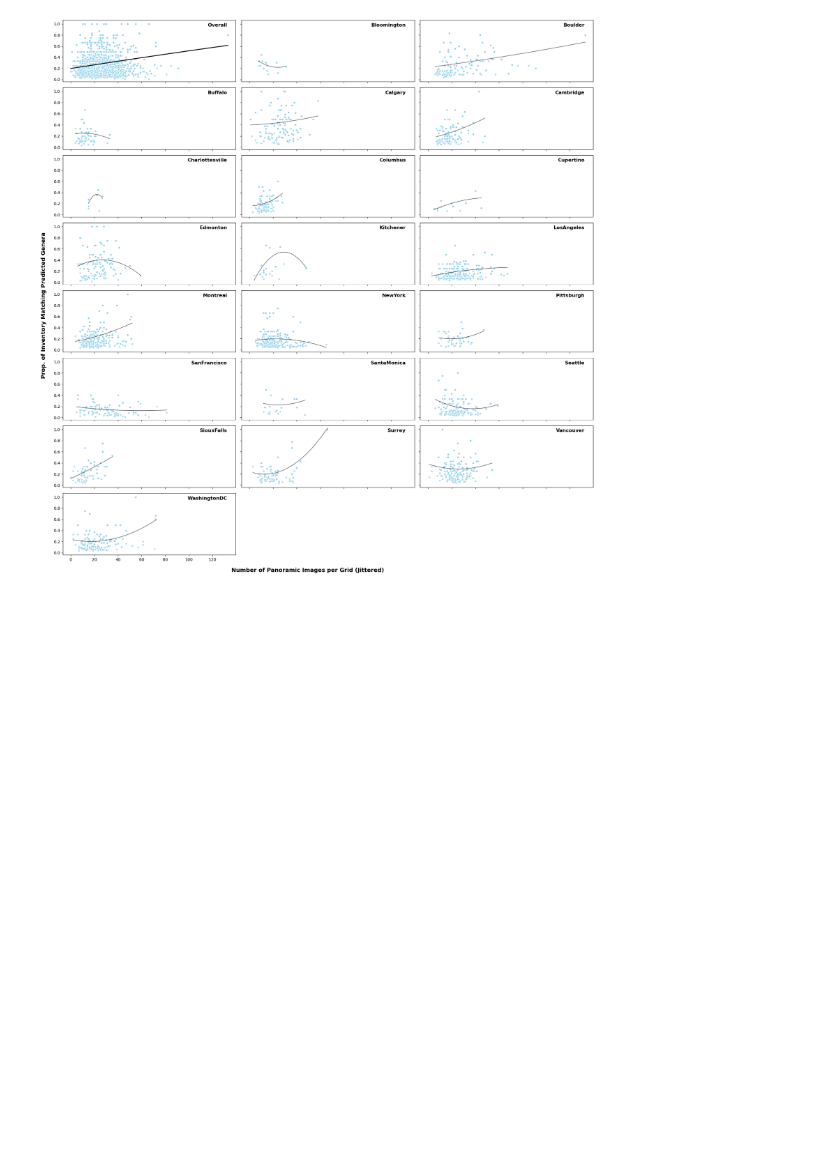
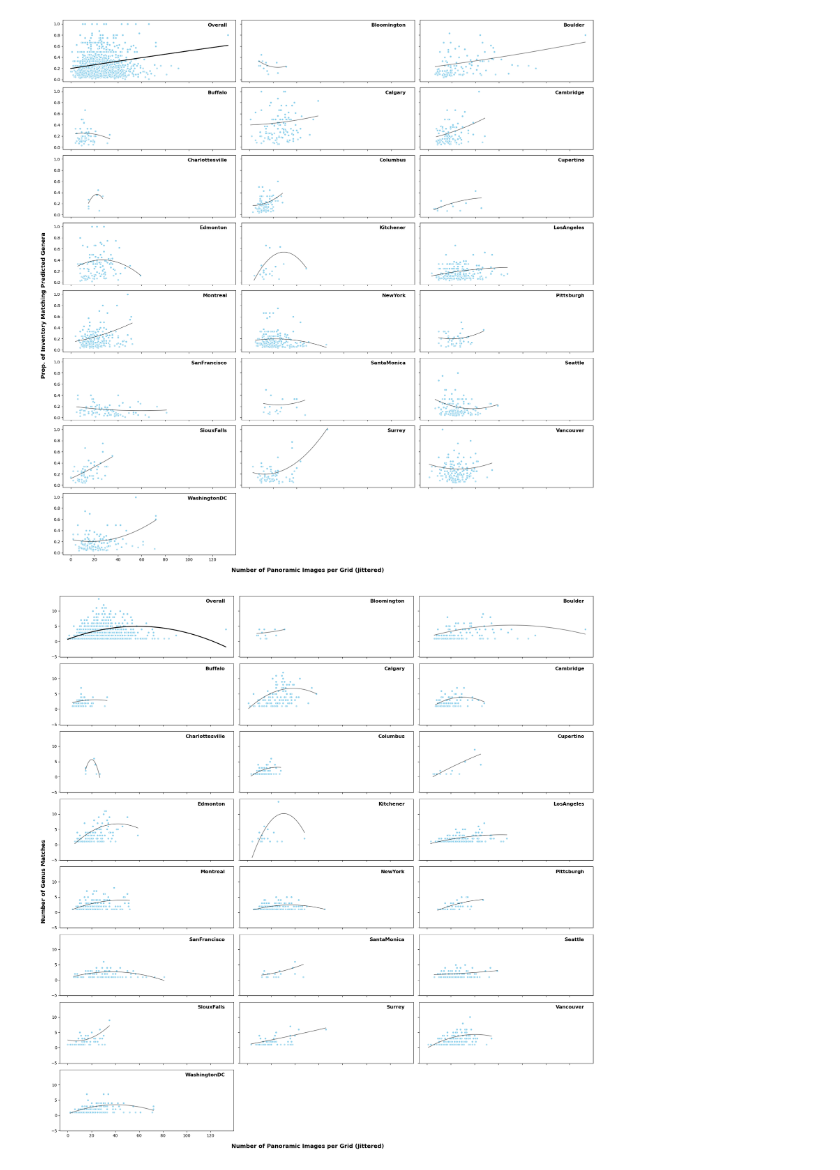
Before and after one commit to ncsu-landscape-dynamics/gsv_host_detector, a Jupyter notebook: tree_geolocation/jupyter_notebooks/Tree_Geolocation_GreedyMatching_Dec2024_allgenera.ipynb, the cells around one changed output. Saved outputs shown, nothing was run; the diff lists cells and outputs as text; code cells hidden in the pictures; blank space fills up the shorter version.

Commit message:
added best fit plots for num genus matched vs grid num of panos

```diff
--- a/tree_geolocation/jupyter_notebooks/Tree_Geolocation_GreedyMatching_Dec2024_allgenera.ipynb
+++ b/tree_geolocation/jupyter_notebooks/Tree_Geolocation_GreedyMatching_Dec2024_allgenera.ipynb
@@ -1589,3 +1587,83 @@ plt.tight_layout(rect=[0.05, 0.05, 1, 1])
 plt.show()
 # %% [output]
 [figure]
+# %%
+from sklearn.metrics import mean_squared_error
+from scipy.optimize import curve_fit
+
+# Define linear and polynomial functions
+def linear_func(x, m, c):
+  return m * x + c
+
+def poly_func(x, a, b, c):
+  return a * x**2 + b * x + c
+
+# Fit models and calculate RMSE
+def fit_and_evaluate(x, y):
+  # Fit linear model
+  popt_linear, _ = curve_fit(linear_func, x, y)
+  y_pred_linear = linear_func(x, *popt_linear)
+  rmse_linear = np.sqrt(mean_squared_error(y, y_pred_linear))
+
+  # Fit polynomial model
+  popt_poly, _ = curve_fit(poly_func, x, y)
+  y_pred_poly = poly_func(x, *popt_poly)
+  rmse_poly = np.sqrt(mean_squared_error(y, y_pred_poly))
+
+  return (popt_linear, rmse_linear), (popt_poly, rmse_poly)
+
+# Fit and evaluate models for overall data
+overall_linear, overall_poly = fit_and_evaluate(df['grid_num_panos'], df['num_genus_matches'])
+
+# Determine the best overall fit
+best_overall_fit = overall_linear if overall_linear[1] < overall_poly[1] else overall_poly
+best_overall_func = linear_func if overall_linear[1] < overall_poly[1] else poly_func
+
+# Fit and evaluate models for each city
+city_fits = {}
+for city, group in df.groupby('All_Cities'):
+  linear_fit, poly_fit = fit_and_evaluate(group['grid_num_panos'], group['num_genus_matches'])
+  best_fit = linear_fit if linear_fit[1] < poly_fit[1] else poly_fit
+  city_fits[city] = best_fit
+
+# Plot overall and per city subplots with best fit trendline
+total_plots = len(city_fits) + 1
+rows = (total_plots // 3) + (1 if total_plots % 3 != 0 else 0)
+
+fig, axes = plt.subplots(rows, 3, figsize=(20, 20), sharex=True, sharey=True)
+axes = axes.flatten()
+
+# Plot overall in the first subplot
+x_fit_overall = np.linspace(df['grid_num_panos'].min(), df['grid_num_panos'].max(), 200)
+y_fit_overall = best_overall_func(x_fit_overall, *best_overall_fit[0])
+
+axes[0].plot(x_fit_overall, y_fit_overall, color='black', linewidth=2, label="Overall")
+axes[0].scatter(df['grid_num_panos'], df['num_genus_matches'], color='skyblue', edgecolors='white', alpha=0.7, s=25)
+axes[0].text(0.95, 0.95, "Overall", fontsize=12, fontweight="bold", transform=axes[0].transAxes, ha="right", va="top")
+
+# Plot each city
+for i, (city, group) in enumerate(df.groupby('All_Cities'), start=1):
+  x_fit_city = np.linspace(group['grid_num_panos'].min(), group['grid_num_panos'].max(), 200)
+  best_fit_func = linear_func if city_fits[city][1] < city_fits[city][1] else poly_func
+  y_fit_city = best_fit_func(x_fit_city, *city_fits[city][0])
+  axes[i].scatter(group['grid_num_panos'], group['num_genus_matches'], color='skyblue', edgecolors='white', alpha=0.7, s=25)
+  axes[i].plot(x_fit_city, y_fit_city, color='black', linewidth=1.5, alpha=0.5)
+  axes[i].text(0.95, 0.95, city, fontsize=12, fontweight="bold", transform=axes[i].transAxes, ha="right", va="top")
+
+# Hide unused subplots
+for j in range(total_plots, len(axes)):
+  fig.delaxes(axes[j])
+
+# Add shared x and y axis labels
+fig.text(0.5, 0.04, 'Number of Panoramic Images per Grid (Jittered)', ha='center', fontsize=14, fontweight='bold')
+fig.text(0.04, 0.5, 'Number of Genus Matches', va='center', rotation='vertical', fontsize=14, fontweight='bold')
+
+# Adjust layout
+plt.tight_layout(rect=[0.05, 0.05, 1, 1])
+
+# Save and show the plot
+#output_path = '/Users/spwitz/Desktop/tree-geolocation-exp/all_city_geolocation_results_greedy_matching_tables_figures/all_cities_facet_plot_num_genus_matches_grid_num_panos.png'
+#plt.savefig(output_path, dpi=300, bbox_inches="tight", format="png")
+plt.show()
+# %% [output]
+[figure, added]
```
Also changed, not shown: parts of 4 cells of this notebook, 1 other file.
